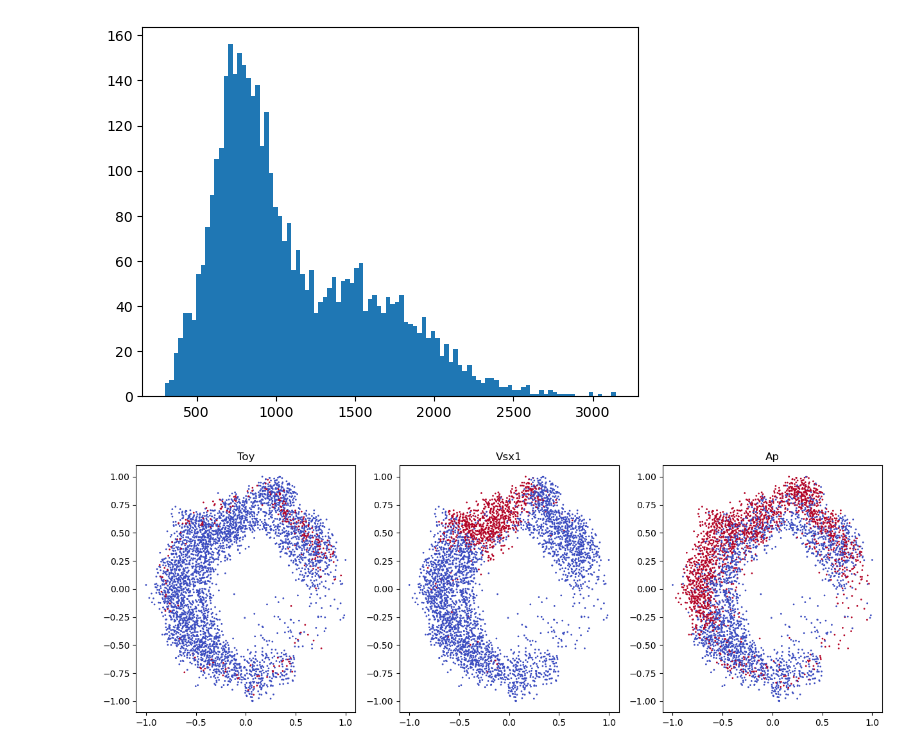
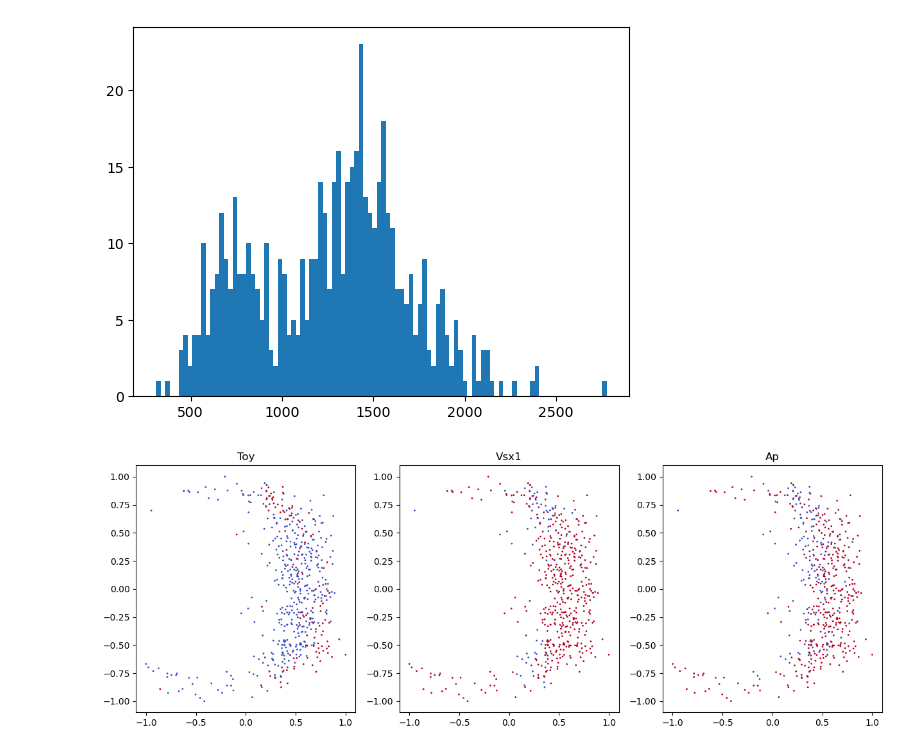
Before and after one commit to chenyenchung/Chen_et_al_2026_microscopy_quant, a Jupyter notebook: Vsx-reporter/exp.ipynb, the cells around one changed output. Saved outputs shown, nothing was run; the diff lists cells and outputs as text; code cells hidden in the pictures.

```diff
--- a/Vsx-reporter/exp.ipynb
+++ b/Vsx-reporter/exp.ipynb
@@ -79,8 +79,8 @@ def standardize(mat, dims=(0, 1)):
 
     return out
 # %%
-image_path = Path('./batch1-enhNB3/Series001_Toy_GFP_Ap.tif')
-mask_path = Path('./batch1-enhNB3/Series001_0.24_cp_masks.tif')
+image_path = Path('./batch1-enh3/Series005_Toy_Vsx1_Ap.tif')
+mask_path = Path('./batch1-enh3/Series005_0.24_cp_masks.tif')
 # %%
 if image_path.is_file():
     img = tifffile.imread(image_path)
@@ -137,40 +137,40 @@ from sklearn.decomposition import PCA
 # %%
 _ = plt.hist(outdf['int_2'], bins=100)
 # %% [output]
-[figure, old version]
+[figure, new version]
 # %%
 pca = PCA(n_components=3, svd_solver='auto')
 pcaobj = pca.fit_transform(outdf[['centroid_x', 'centroid_y', 'centroid_z']].to_numpy())
 # %%
-rot12 = -125
+rot12 = 85
 rot13 = 0
 scale_all_axes = False
 
 pcarot = rotate(pcaobj, rot12, dims=(0, 1))
 pcarot = rotate(pcarot, rot13, dims=(0, 2))
 
 standardize_dims = (0, 1, 2) if scale_all_axes else (0, 1)
 pcamat2 = standardize(pcarot, dims=standardize_dims)
 
 fig, (ax1, ax2, ax3) = plt.subplots(1, 3, figsize=(15, 5))
 
 _ = ax1.scatter(
   pcamat2[:, 0], pcamat2[:, 1], s = 1,
   c=outdf['int_0'] > 800,
   cmap='coolwarm',
 )
 _ = ax1.set_title('Toy')
 _ = ax2.scatter(
   pcamat2[:, 0], pcamat2[:, 1], s = 1,
   c=outdf['int_1'] > 800,
   cmap='coolwarm',
 )
 _ = ax2.set_title('Vsx1')
 _ = ax3.scatter(
   pcamat2[:, 0], pcamat2[:, 1], s = 1,
   c=outdf['int_2'] > 1000,
   cmap='coolwarm',
 )
 _ = ax3.set_title('Ap')
 # %% [output]
-[figure, old version]
+[figure, new version]
```
Also changed, not shown: parts of 1 cell of this notebook, 6 other files.
